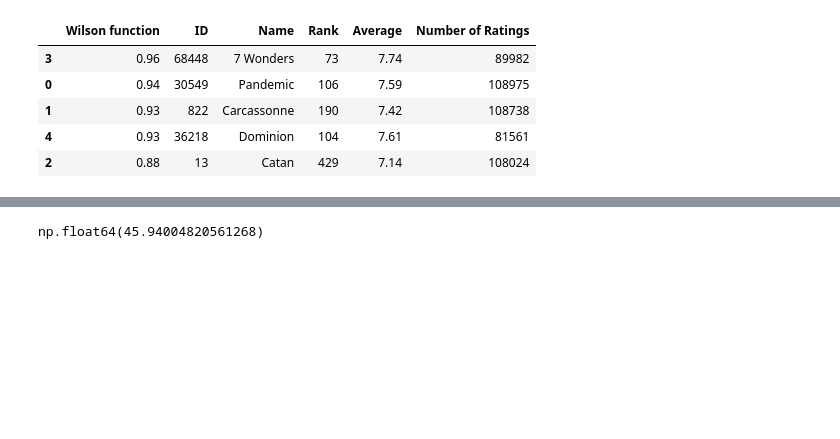
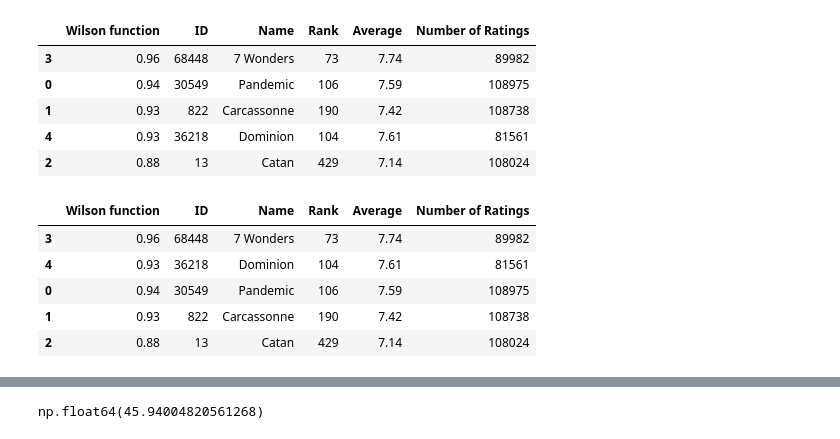
Before and after one commit to NeriDSE/Neri_PythonProject_DSE, a Jupyter notebook: Source/notebook_to_test_2.ipynb, the cells around one changed output, grey strips where cells are left out. Drawn from its saved outputs; the diff is of its cells as text; code cells hidden in the pictures; blank space fills up the shorter version.

```diff
--- a/Source/notebook_to_test_2.ipynb
+++ b/Source/notebook_to_test_2.ipynb
@@ -34,5 +36,14 @@ most_reviewed_games.sort_values('Wilson function', ascending = False) # to displ
 | 1 | 0.93 | 822 | Carcassonne | 190 | 7.42 | 108738 |
 | 4 | 0.93 | 36218 | Dominion | 104 | 7.61 | 81561 |
 | 2 | 0.88 | 13 | Catan | 429 | 7.14 | 108024 |
+# %%
+most_reviewed_games.sort_values('Average', ascending = False)
+# %% [output]
+|  | Wilson function | ID | Name | Rank | Average | Number of Ratings |
+| 3 | 0.96 | 68448 | 7 Wonders | 73 | 7.74 | 89982 |
+| 4 | 0.93 | 36218 | Dominion | 104 | 7.61 | 81561 |
+| 0 | 0.94 | 30549 | Pandemic | 106 | 7.59 | 108975 |
+| 1 | 0.93 | 822 | Carcassonne | 190 | 7.42 | 108738 |
+| 2 | 0.88 | 13 | Catan | 429 | 7.14 | 108024 |
 # %%
 most_reviewed_graph = gr.graph('most_reviewed_games_by_wilson', most_reviewed_games, 'Wilson function', 'n')
```
Also changed, not shown: parts of 4 cells of this notebook, 5 other files.
